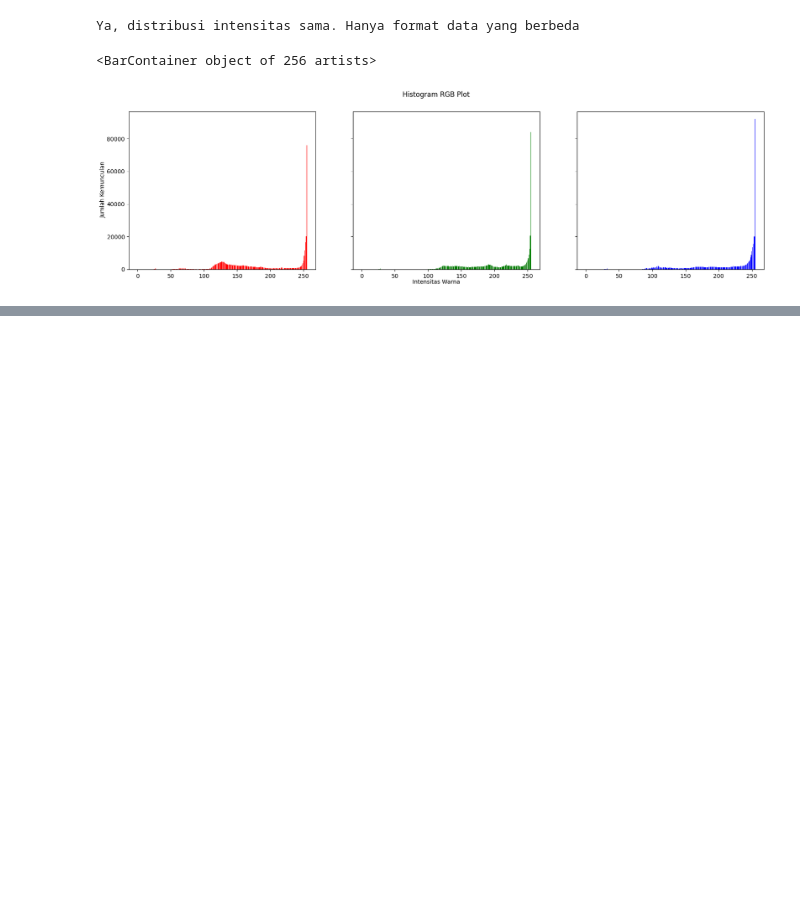
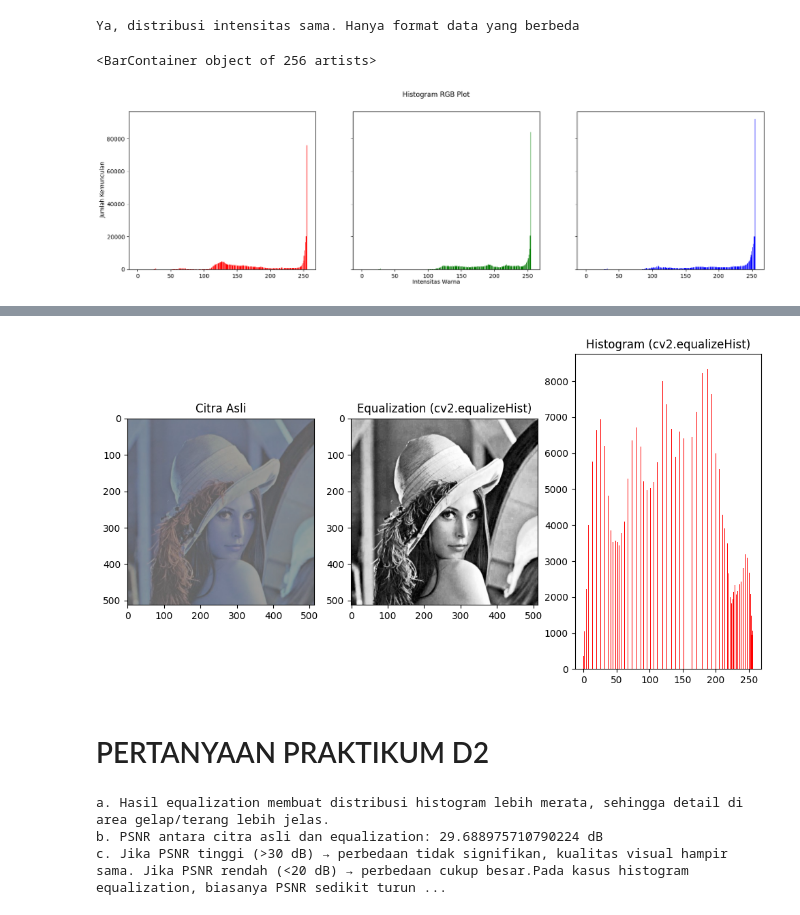
Before and after one commit to evanparisya/PCVK25_3F_09, a Jupyter notebook: week5_09.ipynb, the cells around one changed output, grey strips where cells are left out. Drawn from its saved outputs; the diff is of its cells as text; code cells hidden in the pictures; blank space fills up the shorter version.

Commit message:
P5_PertanyaanD2_09

```diff
--- a/week5_09.ipynb
+++ b/week5_09.ipynb
@@ -107,0 +162,51 @@ axs[2].bar(names, blue, color='blue')
+# %%
+# 2. Histogram Equalization with OpenCV
+
+img_gray = cv.cvtColor(img, cv.COLOR_RGB2GRAY)
+
+img_eq_cv2 = cv.equalizeHist(img_gray)
+
+plt.figure(figsize=(12,6))
+
+plt.subplot(1,3,1)
+plt.imshow(img, cmap='gray')
+plt.title("Citra Asli")
+
+plt.subplot(1,3,2)
+plt.imshow(img_eq_cv2, cmap='gray')
+plt.title("Equalization (cv2.equalizeHist)")
+
+plt.subplot(1,3,3)
+plt.hist(img_eq_cv2.flatten(), 256, [0,256], color='red')
+plt.title("Histogram (cv2.equalizeHist)")
+
+plt.show()
+# %% [output]
+[figure, added]
+# %% [markdown]
+# PERTANYAAN PRAKTIKUM D2
+# %%
+# 1. Perbandingan Citra Lena
+# a. Gunakan hasil histogram equalization pada citra lena.jpg.
+print("a. Hasil equalization membuat distribusi histogram lebih merata, sehingga detail di area gelap/terang lebih jelas.")
+
+# b. Hitung nilai PSNR antara citra asli dan citra hasil equalization.
+def psnr(img1, img2):
+    mse = np.mean((img1 - img2) ** 2)
+    if mse == 0:
+        return float('inf')
+    PIXEL_MAX = 255.0
+    return 20 * np.log10(PIXEL_MAX / np.sqrt(mse))
+
+img_lena = cv.imread("/content/drive/MyDrive/Colab Notebooks/PCVK25_3F_09/Image Jobsheet/lena.jpg", cv.IMREAD_GRAYSCALE)
+img_lena_eq = cv.equalizeHist(img_lena)
+
+psnr_value = psnr(img_lena, img_lena_eq)
+print("b. PSNR antara citra asli dan equalization:", psnr_value, "dB")
+
+# c. Apakah nilai PSNR tinggi atau rendah? Apa arti nilai tersebut terhadap kualitas visual citra? Apakah ada detail baru yang muncul setelah equalization?
+print("c. Jika PSNR tinggi (>30 dB) → perbedaan tidak signifikan, kualitas visual hampir sama. Jika PSNR rendah (<20 dB) → perbedaan cukup besar.Pada kasus histogram equalization, biasanya PSNR sedikit turun, tapi detail citra meningkat.")
+# %% [output]
+a. Hasil equalization membuat distribusi histogram lebih merata, sehingga detail di area gelap/terang lebih jelas.
+b. PSNR antara citra asli dan equalization: 29.688975710790224 dB
+c. Jika PSNR tinggi (>30 dB) → perbedaan tidak signifikan, kualitas visual hampir sama. Jika PSNR rendah (<20 dB) → perbedaan cukup besar.Pada kasus histogram equalization, biasanya PSNR sedikit turun ...
```
Also changed, not shown: parts of 2 cells of this notebook.
